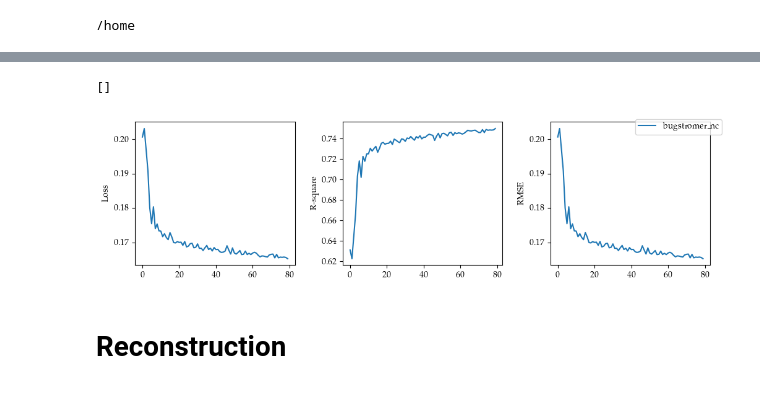
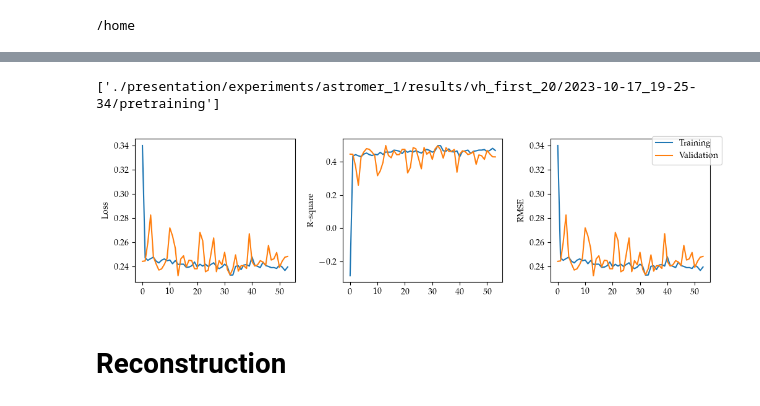
Before and after one commit to cridonoso/astromer, a Jupyter notebook: presentation/experiments/astromer_1/results.ipynb, the cells around one changed output, grey strips where cells are left out. Drawn from its saved outputs; the diff is of its cells as text; code cells hidden in the pictures.

```diff
--- a/presentation/experiments/astromer_1/results.ipynb
+++ b/presentation/experiments/astromer_1/results.ipynb
@@ -42,10 +42,10 @@ plt.rcParams.update({
 To enable them in other operations, rebuild TensorFlow with the appropriate compiler flags.
 # %%
-folder = './presentation/experiments/astromer_1/results/'
-exp_folders = glob.glob(os.path.join(folder, '*', 'pretraining'))
+folder = './presentation/experiments/astromer_1/results/vh_first_20/2023-10-17_19-25-34/'
+exp_folders = glob.glob(os.path.join(folder, 'pretraining'))
 exp_folders
 # %% [output]
-[]
+['./presentation/experiments/astromer_1/results/vh_first_20/2023-10-17_19-25-34/pretraining']
 # %%
 metric_names= ['loss', 'r_square', 'rmse']
 format_metric_name = {
@@ -61,36 +61,36 @@ axes = axes.flatten()
 for expdir in exp_folders:
     config_path = os.path.join(expdir, 'config.toml')
     log_dir = os.path.join(expdir, 'logs')
     with open(config_path, 'r') as f:
         config = toml.load(f)
 
         val_metrics = get_metrics(os.path.join(log_dir, 'validation'),
                                   metric_name='loss')
         best_epoch = val_metrics['value'].astype(float).argmin()
 
 
         for index, metric in enumerate(metric_names):
             try:
                 train_metrics = get_metrics(os.path.join(log_dir, 'train'), metric_name=metric)
                 valid_metrics = get_metrics(os.path.join(log_dir, 'validation'), metric_name=metric)
 
-#                 axes[index].plot(train_metrics['step'], train_metrics['value'], label='T-({})'.format(config['probed']))
+                axes[index].plot(train_metrics['step'], train_metrics['value'], label='Training')
                 axes[index].plot(valid_metrics['step'], valid_metrics['value'],
-                                 label='{}'.format(expdir.split('/')[-3]))
+                                 label='Validation')
 #                 axes[index].set_yscale('log')
 #                 axes[index].set_xscale('log')
                 axes[index].set_ylabel(format_metric_name[metric])
 
                 config[metric] = np.round(train_metrics.iloc[best_epoch]['value'], 3)
                 config[metric+'_val'] = np.round(valid_metrics.iloc[best_epoch]['value'], 3)
             except:
                 continue
 
         rows.append(pd.Series(config))
 axes[-1].legend(bbox_to_anchor=(1.1, 1.05))
 results = pd.concat(rows, axis=1).T
 # %% [output]
-[figure, old version]
+[figure, new version]
 # %% [markdown]
 # Reconstruction
 # %%
```
Also changed, not shown: parts of 5 cells of this notebook, 7 other files.
